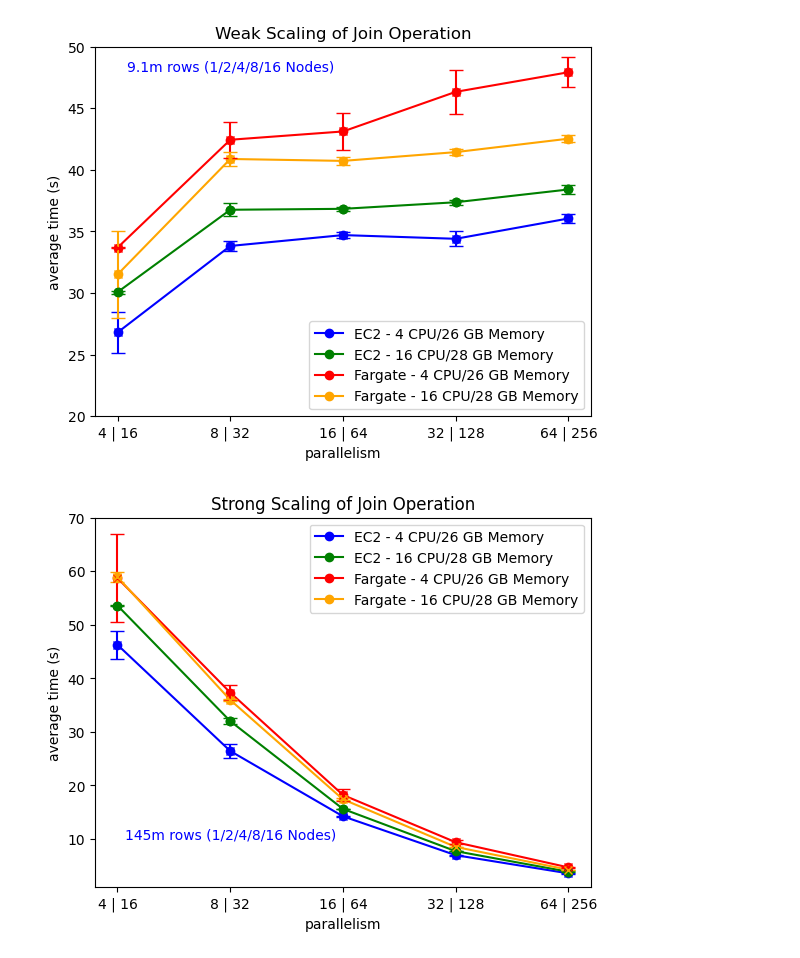
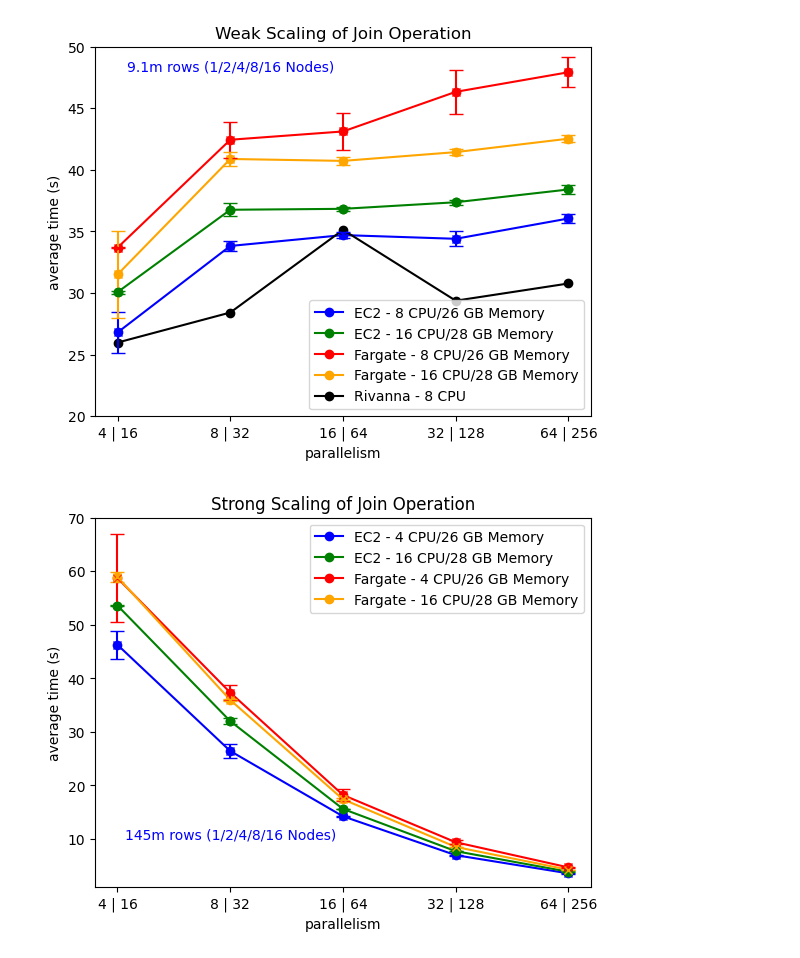
Before and after one commit to cylondata/cylon, a Jupyter notebook: aws/scripts/Join_Weak_Scaling_round2.ipynb, the cells around one changed output. Drawn from its saved outputs; the diff is of its cells as text; code cells hidden in the pictures.

Commit message:
partial - rivanna ucc/ucx/redis - minor changes to support multiple jobs to multiple redis (scaling rivanna script)

```diff
--- a/aws/scripts/Join_Weak_Scaling_round2.ipynb
+++ b/aws/scripts/Join_Weak_Scaling_round2.ipynb
@@ -7,44 +7,50 @@ ec2_4_26 = [26.80001503, 33.82108727, 34.70261905, 34.40150503, 36.04979236]
 ec2_16_28 = [30.07260311, 36.75810435, 36.8333492, 37.36801396, 38.40536711]
 fargate_4_26 = [33.68554413, 42.44095802, 43.11394629, 46.3293512, 47.92054052]
 fargate_16_28 = [31.50847322, 40.88083729, 40.72470558, 41.43658119, 42.52811459]
+rivanna_8 = [25.98013163, 28.41809341, 35.12798598, 29.37659091, 30.77450389]
+rivanna_16 = []
 
 ec2_4_26_err = [1.690741089, 0.4297059082, 0.2713161653, 0.621981106, 0.3555366731]
 ec2_16_28_err = [0.1131030894, 0.5180851482, 0.1446106828, 0.2227162348, 0.3716563786]
 fargate_4_26_err = [0.05400982477, 1.46033826, 1.515233265, 1.808315597, 1.200178515]
 fargate_16_28_err = [3.518690911, 0.5573273239, 0.3047347395, 0.2670398924, 0.2849529409]
+rivanna_8_err = [0.6486999821, 0.3616146377, 3.08075918, 1.677787319, 2.216267362]
+rivanna_16_err = []
 
 # Create a line chart
 plt.plot(world_size, ec2_4_26, marker='o', color='b', label='EC2 - 8 CPU/26 GB Memory')
 plt.plot(world_size, ec2_16_28, marker='o', color='g', label='EC2 - 16 CPU/28 GB Memory')
 plt.plot(world_size, fargate_4_26, marker='o', color='r', label='Fargate - 8 CPU/26 GB Memory')
 plt.plot(world_size, fargate_16_28, marker='o', color='orange', label='Fargate - 16 CPU/28 GB Memory')
+plt.plot(world_size, rivanna_8, marker='o', color='black', label='Rivanna - 8 CPU')
+
 
 plt.errorbar(world_size, ec2_4_26, yerr=ec2_4_26_err, fmt='x', color='b', ecolor='b', capsize=5)
 plt.errorbar(world_size, ec2_16_28, yerr=ec2_16_28_err, fmt='o', color='g', ecolor='g', capsize=5)
 plt.errorbar(world_size, fargate_4_26, yerr=fargate_4_26_err, fmt='x', color='r', ecolor='r', capsize=5)
 plt.errorbar(world_size, fargate_16_28, yerr=fargate_16_28_err, fmt='x', color='orange', ecolor='orange', capsize=5)
 
 custom_text = "9.1m rows (1/2/4/8/16 Nodes)"
 plt.text(1, 48, custom_text, fontsize=10, color='blue', ha='center')
 
 plt.ylim(20, 50)
 
 plt.xticks(world_size)
 
 # Add labels and title
 plt.xlabel('parallelism')
 plt.ylabel('average time (s)')
 plt.title('Weak Scaling of Join Operation')
 
 # Add a legend
 plt.legend()
 
 plt.savefig('join-w-scaling.svg', format='svg')
 
 # Display the chart
 plt.show()
 # %% [output]
-[figure, old version]
+[figure, new version]
 # %%
 import matplotlib.pyplot as plt
 
```
Also changed, not shown: 2 other files.
